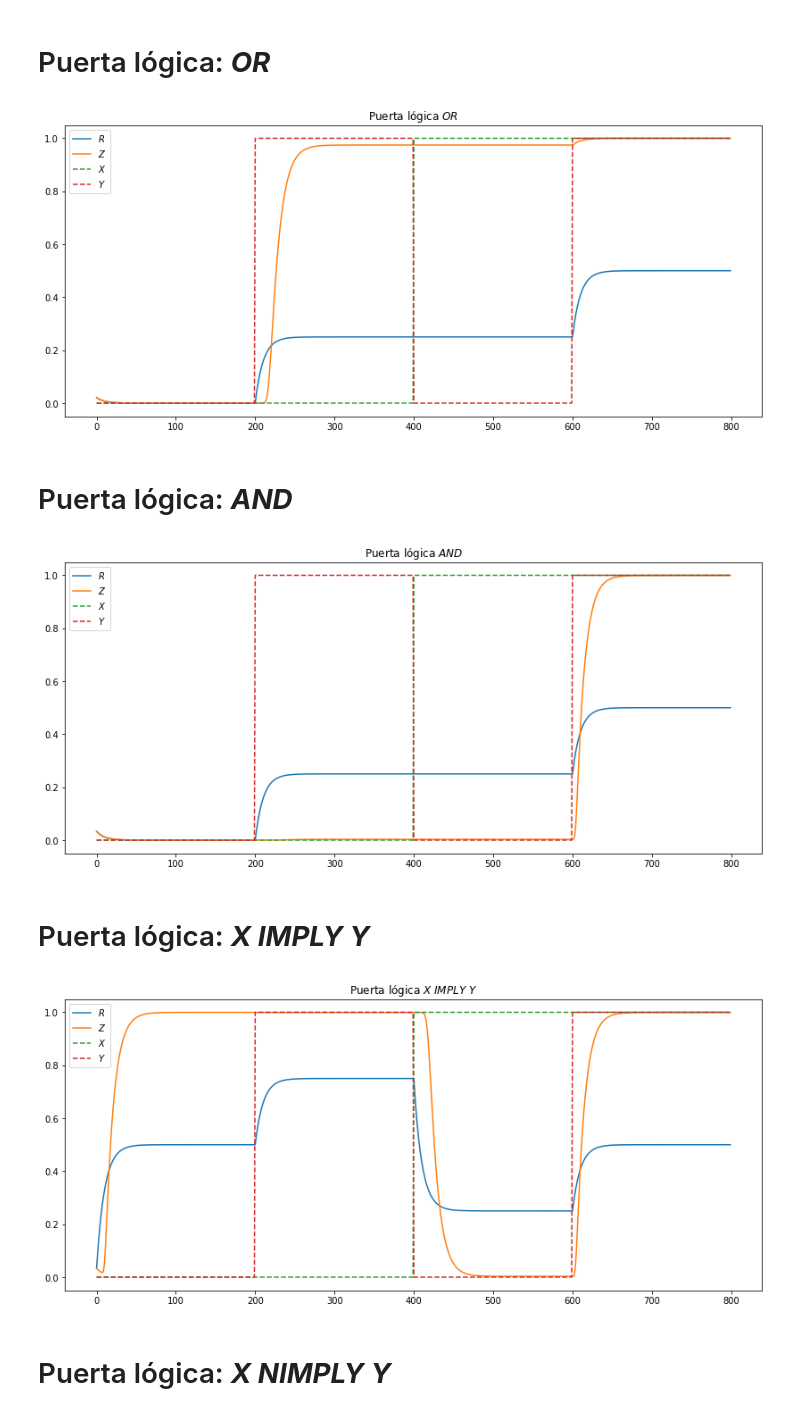
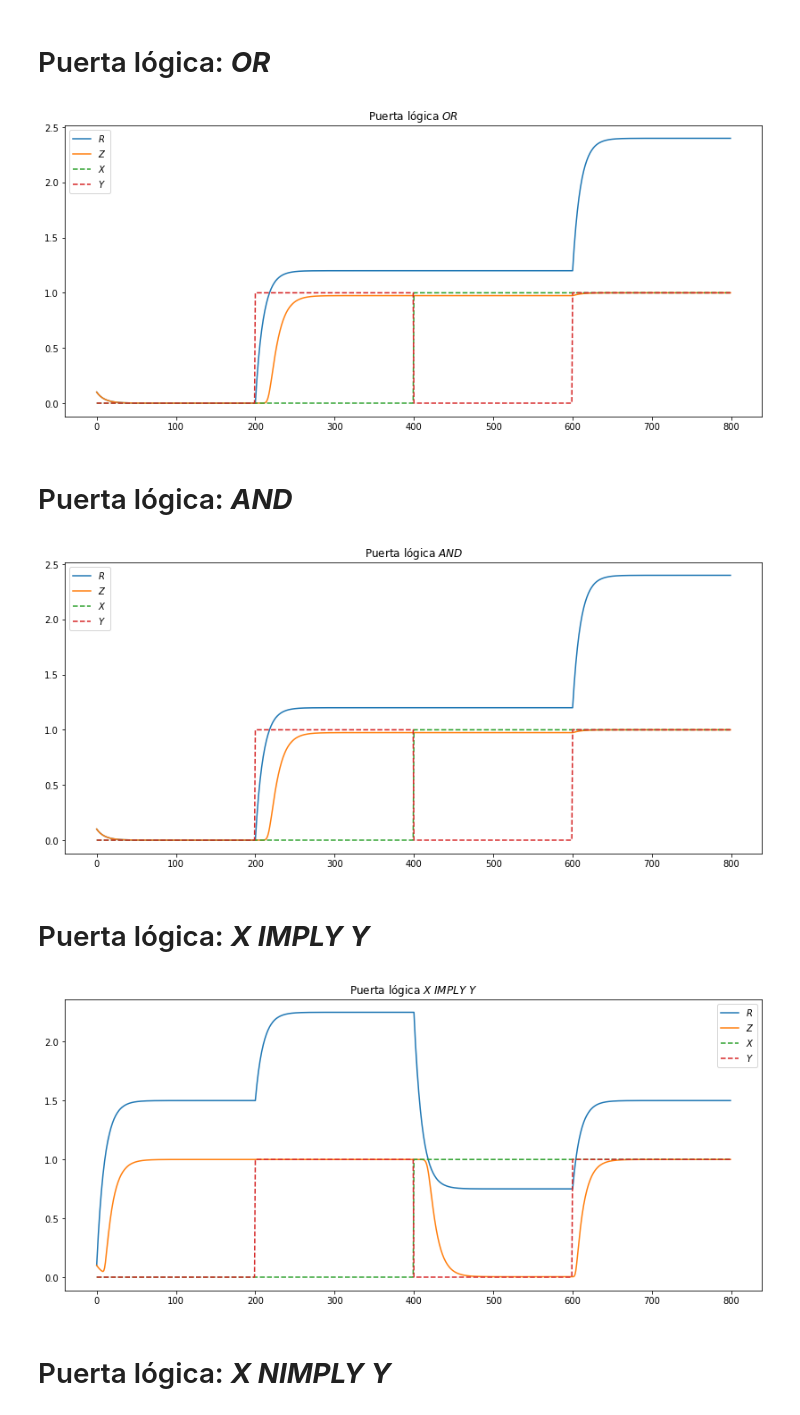
Before and after one commit to joshbrx/biomath_model, a Jupyter notebook: Tablas_de_verdad.ipynb, the cells around one changed output. Drawn from its saved outputs; the diff is of its cells as text; code cells hidden in the pictures.

```diff
--- a/Tablas_de_verdad.ipynb
+++ b/Tablas_de_verdad.ipynb
@@ -16,8 +16,9 @@ def dS(S, i):
     R, Z = S
     # dR = (supr(e_1, n_1, X) + supr(e_2, n_1, Y) + supr(e_3, n_1, y4)) - R
     dR = supr(e_1, n_1, X[i]) + supr(e_2, n_2, Y[i]) - R
-    dZ = supr(e_1 + e_2, n_3, R) - Z
-    # dZ = supr(e_1, n_3, R) - Z
+    dZ = supr(1, n_3, R) - Z
+    # dZ = (e_1 + e_2)*supr(1, n_3, R) - Z
+    # dZ = supr(e_1 + e_2, n_3, R) - Z
 
     return np.array([dR, dZ])
 # %%
@@ -45,7 +46,7 @@ t = np.arange(0,num)*step+start
 
 S0 = np.array([0.1, 0.1])
 # %%
-X = np.concatenate([np.zeros(num//4), np.zeros(num//4), np.ones(num//4), np.ones(num//4)])
+X = np.concatenate([np.zeros(num//2), np.ones(num//2)])
 Y = np.concatenate([np.zeros(num//4), np.ones(num//4), np.zeros(num//4), np.ones(num//4)])
 # %% [markdown]
 # Puerta lógica: ___OR___
@@ -58,13 +59,14 @@ labels = ["$R$", "$Z$"]
 Pip = RK_solver(S0, t)
 plt.figure(figsize=(14,6))
 for i in range(len(Pip[0])):
-    plt.plot(Pip[:,i]/(2*e_1), label=labels[i])
+    plt.plot(Pip[:,i], label=labels[i])
+    # plt.plot(Pip[:,i]/(2*e_1), label=labels[i])
 plt.plot(X, "--", label="$X$")
 plt.plot(Y, "--", label="$Y$")
 plt.title("Puerta lógica $OR$")
 plt.legend(); plt.show()
 # %% [output]
-[figure, old version]
+[figure, new version]
 # %% [markdown]
 # Puerta lógica: ___AND___
 # %%
@@ -76,13 +78,13 @@ labels = ["$R$", "$Z$"]
 Pip = RK_solver(S0, t)
 plt.figure(figsize=(14,6))
 for i in range(len(Pip[0])):
-    plt.plot(Pip[:,i]/(2*e_1), label=labels[i])
+    plt.plot(Pip[:,i], label=labels[i])
 plt.plot(X, "--", label="$X$")
 plt.plot(Y, "--", label="$Y$")
 plt.title("Puerta lógica $AND$")
 plt.legend(); plt.show()
 # %% [output]
-[figure, old version]
+[figure, new version]
 # %% [markdown]
 # Puerta lógica: ___X IMPLY Y___
 # %%
@@ -91,14 +93,15 @@ e_1, e_2 = 1.5, 1.5
 # %%
 Pip = RK_solver(S0, t)
 plt.figure(figsize=(14,6))
 for i in range(len(Pip[0])):
-    plt.plot(Pip[:,i]/(2*e_1), label=labels[i])
+    plt.plot(Pip[:,i], label=labels[i])
+    # plt.plot(Pip[:,i]/(2*e_1), label=labels[i])
 plt.plot(X, "--", label="$X$")
 plt.plot(Y, "--", label="$Y$")
 plt.title("Puerta lógica $X$ $IMPLY$ $Y$")
 plt.legend(); plt.show()
 # %% [output]
-[figure, old version]
+[figure, new version]
 # %% [markdown]
 # Puerta lógica: ___X NIMPLY Y___
 # %%
```
Also changed, not shown: parts of 11 cells of this notebook.
